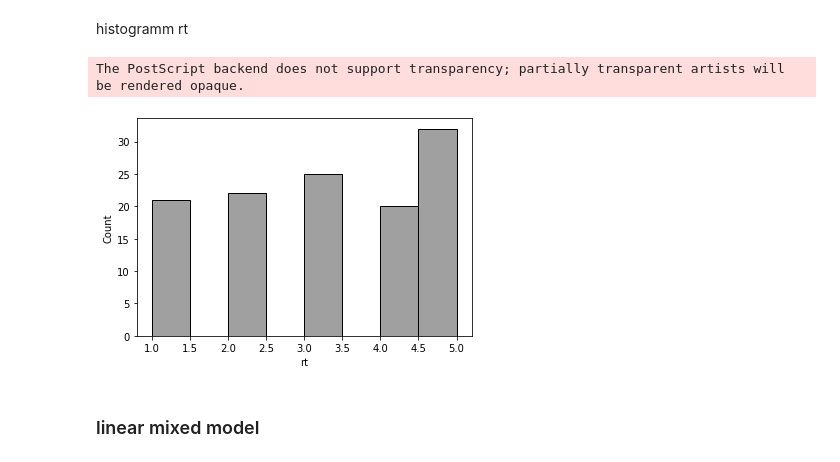
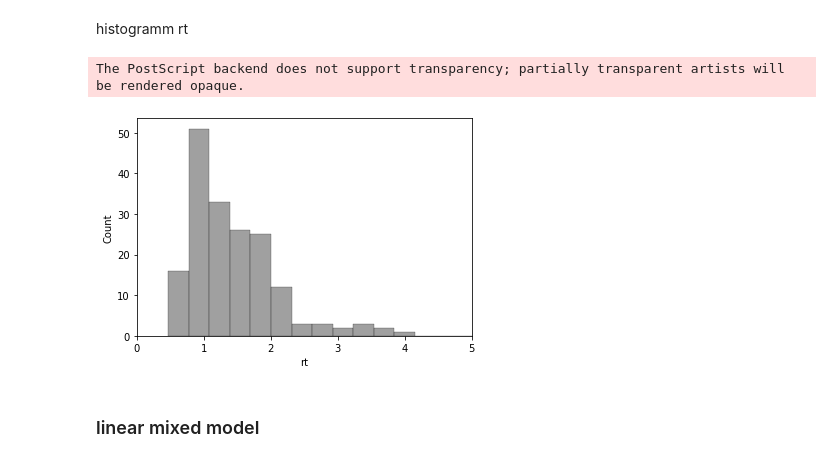
Before and after one commit to lukasgehrke/2021-fastReach, a Jupyter notebook: analyses/Leonie_tests/analysis_LT.ipynb, the cells around one changed output. Cells and saved outputs as stored; diff of their text form; code cells hidden in the pictures.

Commit message:
working on plots

```diff
--- a/analyses/Leonie_tests/analysis_LT.ipynb
+++ b/analyses/Leonie_tests/analysis_LT.ipynb
@@ -274,13 +277,15 @@ behavior = pd.concat(data_list, axis=0, ignore_index=True)
 behavior.rename(columns={'pID': 'id', 'trial_nr':'tr_nr','temp_condition': 'rd','stimulation_condition':'cond','ib_estimate':'ed'}, inplace=True)
 # add rt (delete with real data)
 behavior['rt'] = np.random.randint(1, 6, ib.shape[0])
+# %%
+behavior = pd.read_csv( '//stor1.bpn.tu-berlin.de/projects/Lukas_Gehrke/2021-fastReach/data/study/PI_results.csv')
 # %%
 # set data types
 behavior[['ed','rt']] = behavior[['ed','rt']].apply(pd.to_numeric, axis=1)
 
 behavior['rd'] = behavior['rd'].astype("string")  # needs to be string before category for R conversion
 
-behavior[['rd','cond']] = behavior[['rd','cond']].astype("category")
+behavior[['rd','condition']] = behavior[['rd','condition']].astype("category")
 # %% [markdown]
 ### plot only one condition
 # %%
@@ -328 +334,25 @@ plot_3_cats_hue(data, x, y, hue, ylabel, xlabel,cats,palette,data_means,hue2)
 The PostScript backend does not support transparency; partially transparent artists will be rendered opaque.
+# %%
+# with stimulation condition + time condition+ rd as y
+
+behavior[['rd']] = behavior[['rd']].apply(pd.to_numeric, axis=1)
+behavior["diff"]= behavior["ed"]-behavior["rd"]
+behavior[['rd']] = behavior[['rd']].astype("category")
+
+
+behavior_means = behavior.groupby(['id','condition','rd'],as_index=False)['diff'].mean()
+
+palette = ['#365c8d','#E5E4E2','#899499','#4ac16d', '#277f8e','#440154']
+cats= ['baseline','ems1','ems2']
+ylabel = 'ed-rd'
+xlabel = 'condition'
+title = 'condition + rd'
+data = behavior
+data_means = behavior_means
+y = "diff"
+x = "condition"
+hue = "id"
+hue2 = 'rd'
+
+
+plot_3_cats_hue(data, x, y, hue, ylabel, xlabel,cats,palette,data_means,hue2)
@@ -329,13 +362,16 @@ The PostScript backend does not support transparency; partially transparent arti
 # %% [markdown]
 histogramm rt
 # %%
-hist = sns.histplot(behavior, x = 'rt',color= 'grey')
+
+fig, ax = plt.subplots()
+hist = sns.histplot(behavior, x = 'rt',color= 'grey',ax =ax)
+ax.set_xlim(0,5) # remove outliers for visualization
 
 hist.figure.savefig(d+'results/hist_rt.png', format='png', transparent=False, bbox_inches='tight', dpi=300)
 hist.figure.savefig(d+'results/hist_rt.eps', format='eps', transparent=True, bbox_inches='tight', dpi=300)
 # %% [output]
 The PostScript backend does not support transparency; partially transparent artists will be rendered opaque.
-[figure, old version]
+[figure, new version]
 # %% [markdown]
 ### linear mixed model
 # %% [markdown]
```
Also changed, not shown: parts of 14 cells of this notebook, 12 other files.
